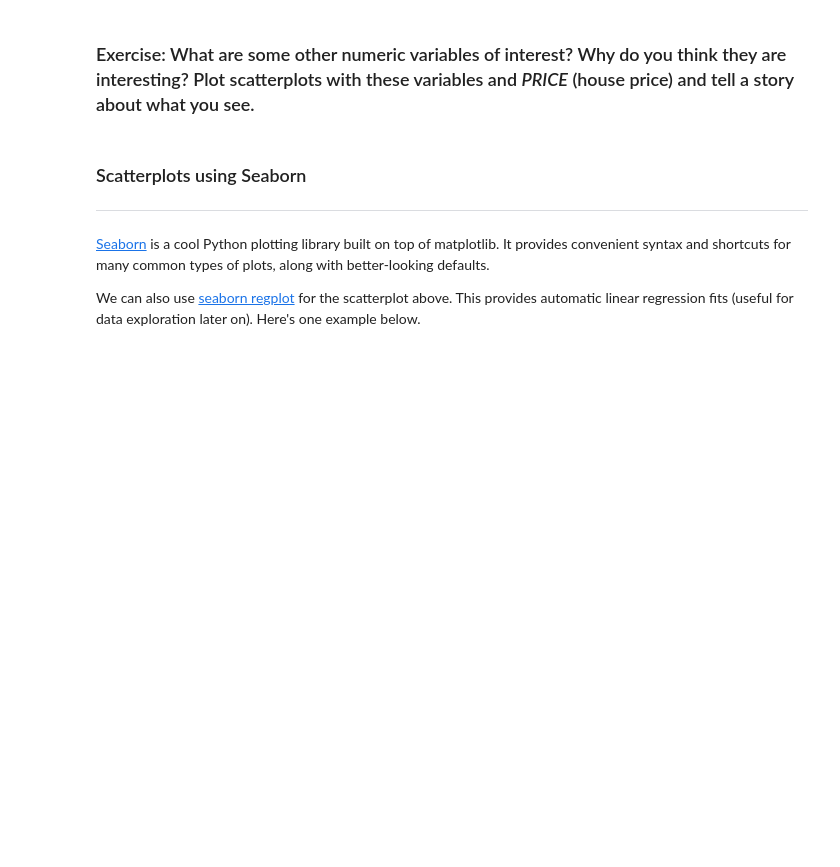
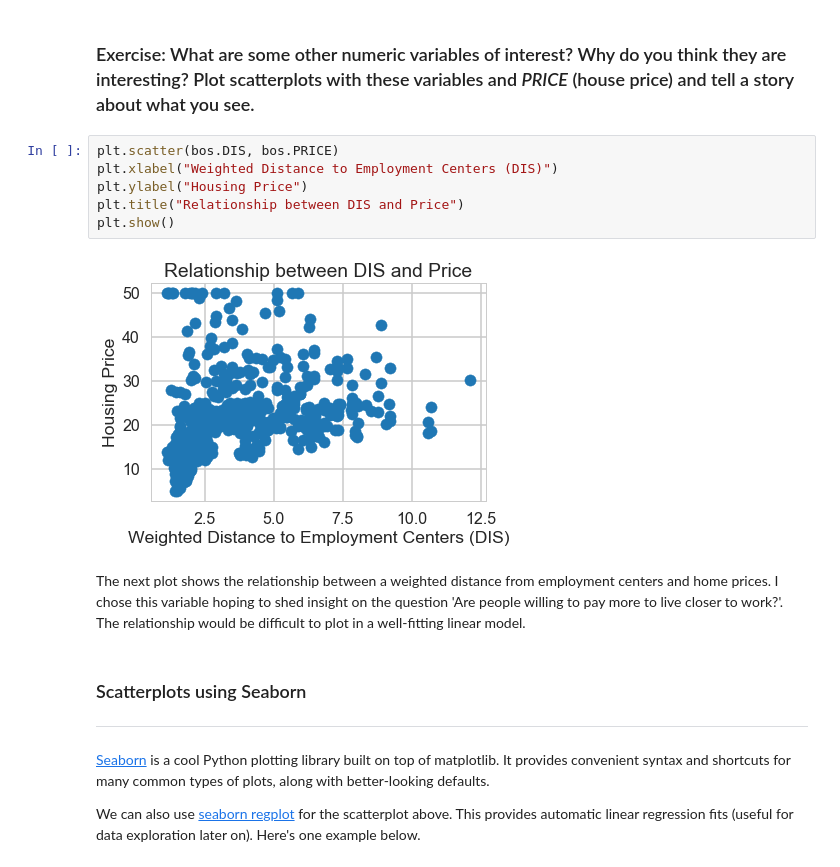
Before and after one commit to sanjogh777/Springboard, a Jupyter notebook: Machine Learning/linear_regression/Mini_Project_Linear_Regression.ipynb, the cells around one changed output. Saved outputs shown, nothing was run; the diff lists cells and outputs as text; blank space fills up the shorter version.

```diff
--- a/Machine Learning/linear_regression/Mini_Project_Linear_Regression.ipynb
+++ b/Machine Learning/linear_regression/Mini_Project_Linear_Regression.ipynb
@@ -316,6 +316,16 @@ plt.show()
 This plot conveys the relationship between the ratio of non-residential land use and home prices. I chose this variable assuming that people would prefer to not live in industrialized (mix-use) areas, therefore the price of homes would decrease with increased non-residental use. The overall trend is such that, as the ratio of non-residential land use increases the price tends to decrease.
 # %% [markdown]
 ### Exercise: What are some other numeric variables of interest? Why do you think they are interesting? Plot scatterplots with these variables and *PRICE* (house price) and tell a story about what you see.
+# %%
+plt.scatter(bos.DIS, bos.PRICE)
+plt.xlabel("Weighted Distance to Employment Centers (DIS)")
+plt.ylabel("Housing Price")
+plt.title("Relationship between DIS and Price")
+plt.show()
+# %% [output]
+[figure, added]
+# %% [markdown]
+The next plot shows the relationship between a weighted distance from employment centers and home prices. I chose this variable hoping to shed insight on the question 'Are people willing to pay more to live closer to work?'. The relationship would be difficult to plot in a well-fitting linear model.
 # %% [markdown]
 ### Scatterplots using Seaborn
 ***
```
Also changed, not shown: parts of 45 cells of this notebook.
